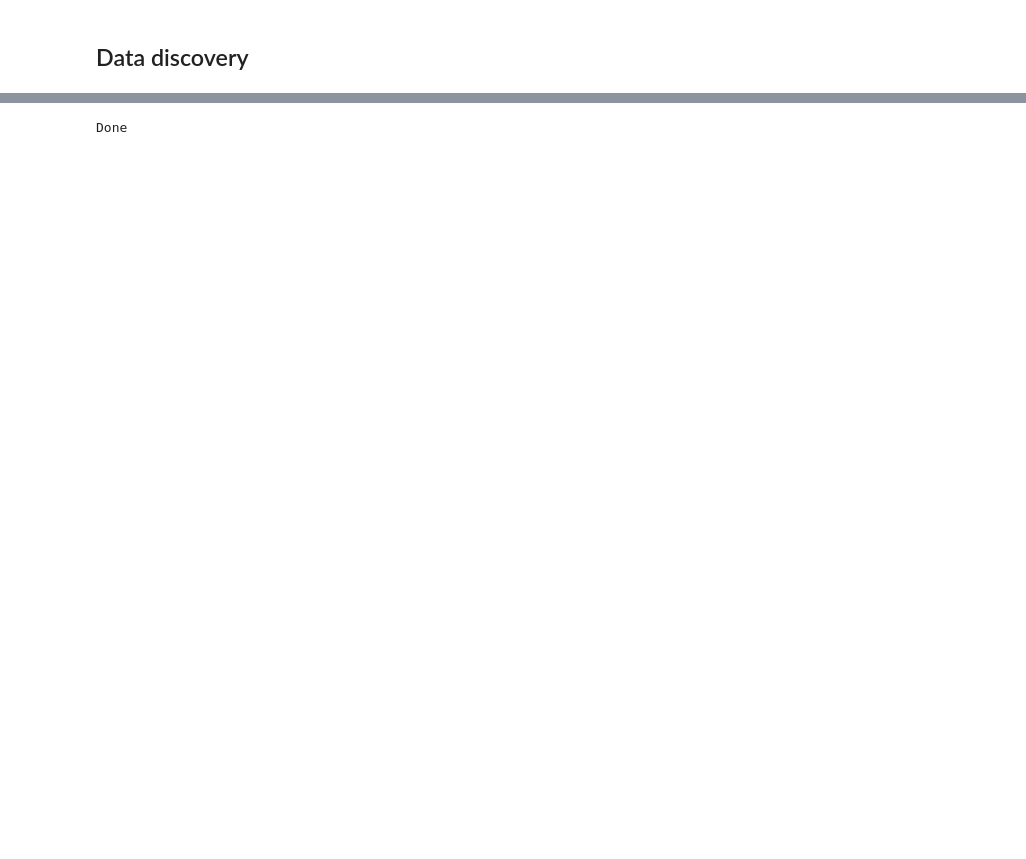
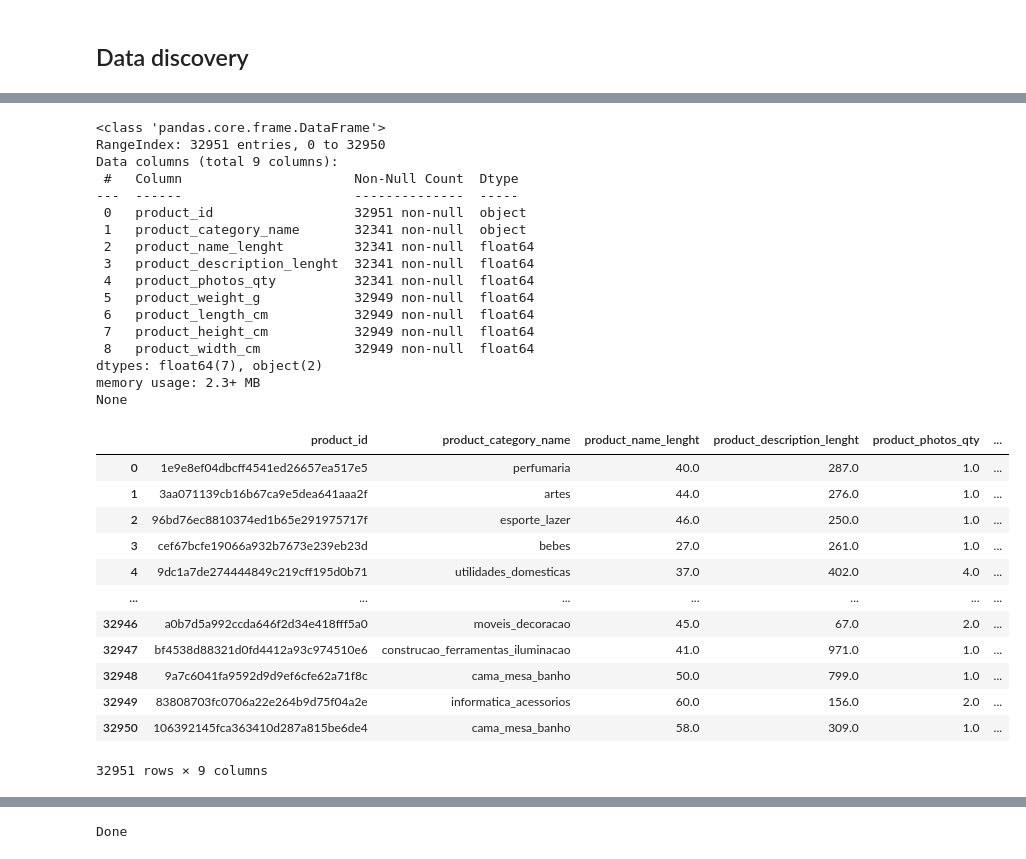
Before and after one commit to mickaelandrieu/unsupervised-ecommerce-clustering, a Jupyter notebook: notebooks/eda.ipynb, the cells around one changed output, grey strips where cells are left out. Saved outputs shown, nothing was run; the diff lists cells and outputs as text; code cells hidden in the pictures; blank space fills up the shorter version.

```diff
--- a/notebooks/eda.ipynb
+++ b/notebooks/eda.ipynb
@@ -24,0 +224,34 @@ product_category_name_translation = pd.read_csv(
+# %%
+print(products.info())
+products
+# %% [output]
+<class 'pandas.core.frame.DataFrame'>
+RangeIndex: 32951 entries, 0 to 32950
+Data columns (total 9 columns):
+ #   Column                      Non-Null Count  Dtype
+---  ------                      --------------  -----
+ 0   product_id                  32951 non-null  object
+ 1   product_category_name       32341 non-null  object
+ 2   product_name_lenght         32341 non-null  float64
+ 3   product_description_lenght  32341 non-null  float64
+ 4   product_photos_qty          32341 non-null  float64
+ 5   product_weight_g            32949 non-null  float64
+ 6   product_length_cm           32949 non-null  float64
+ 7   product_height_cm           32949 non-null  float64
+ 8   product_width_cm            32949 non-null  float64
+dtypes: float64(7), object(2)
+memory usage: 2.3+ MB
+None
+|  | product_id | product_category_name | product_name_lenght | product_description_lenght | product_photos_qty | ... |
+| 0 | 1e9e8ef04dbcff4541ed26657ea517e5 | perfumaria | 40.0 | 287.0 | 1.0 | ... |
+| 1 | 3aa071139cb16b67ca9e5dea641aaa2f | artes | 44.0 | 276.0 | 1.0 | ... |
+| 2 | 96bd76ec8810374ed1b65e291975717f | esporte_lazer | 46.0 | 250.0 | 1.0 | ... |
+| 3 | cef67bcfe19066a932b7673e239eb23d | bebes | 27.0 | 261.0 | 1.0 | ... |
+| 4 | 9dc1a7de274444849c219cff195d0b71 | utilidades_domesticas | 37.0 | 402.0 | 4.0 | ... |
+| ... | ... | ... | ... | ... | ... | ... |
+| 32946 | a0b7d5a992ccda646f2d34e418fff5a0 | moveis_decoracao | 45.0 | 67.0 | 2.0 | ... |
+| 32947 | bf4538d88321d0fd4412a93c974510e6 | construcao_ferramentas_iluminacao | 41.0 | 971.0 | 1.0 | ... |
+| 32948 | 9a7c6041fa9592d9d9ef6cfe62a71f8c | cama_mesa_banho | 50.0 | 799.0 | 1.0 | ... |
+| 32949 | 83808703fc0706a22e264b9d75f04a2e | informatica_acessorios | 60.0 | 156.0 | 2.0 | ... |
+| 32950 | 106392145fca363410d287a815be6de4 | cama_mesa_banho | 58.0 | 309.0 | 1.0 | ... |
+32951 rows × 9 columns
```
Also changed, not shown: parts of 36 cells of this notebook, 3 other files.
